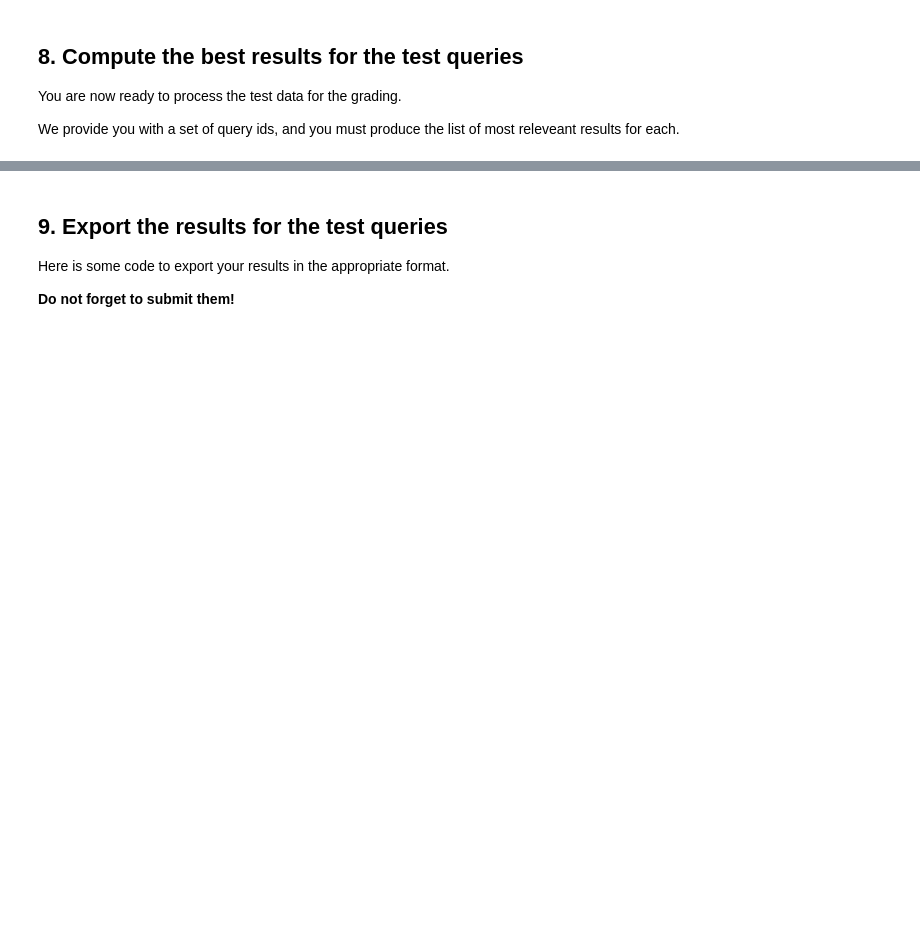
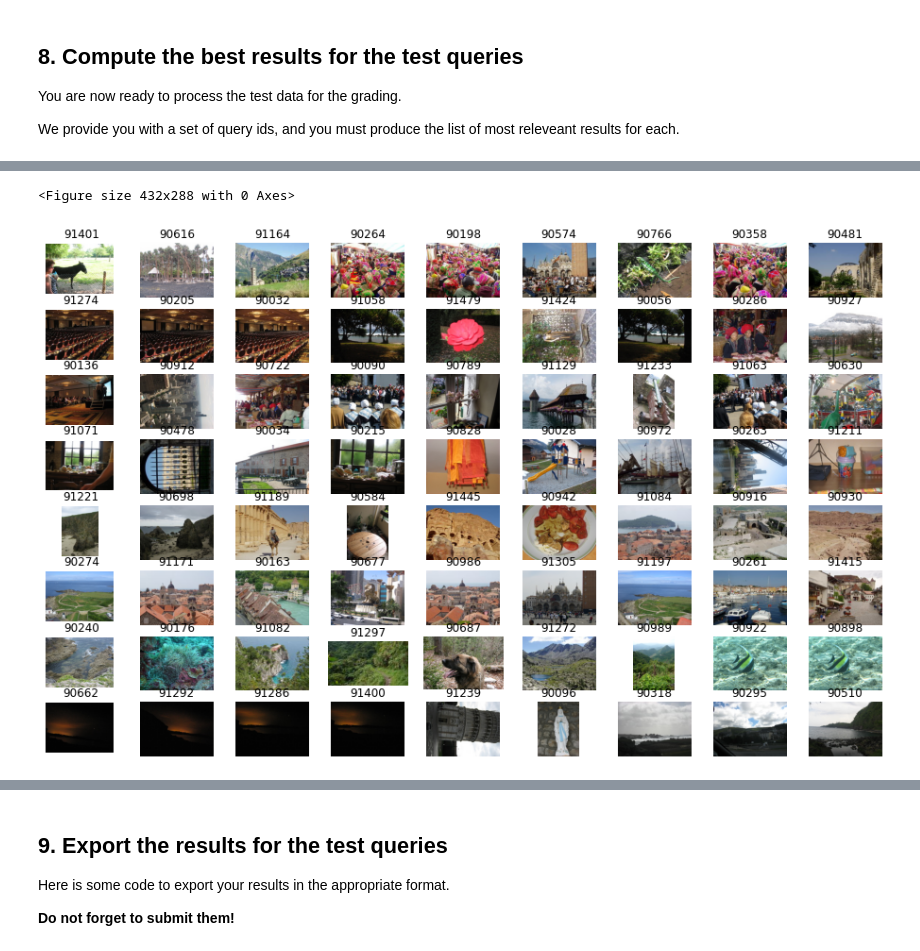
Before and after one commit to Whojo/Bag_of_Visual_Words_search_engine, a Jupyter notebook: practice_04-01_BoVW.ipynb, the cells around one changed output, grey strips where cells are left out. Saved outputs shown, nothing was run; the diff lists cells and outputs as text; code cells hidden in the pictures; blank space fills up the shorter version.

```diff
--- a/practice_04-01_BoVW.ipynb
+++ b/practice_04-01_BoVW.ipynb
@@ -667,3 +592,9 @@ test_queries[:10]
+# %%
+# TODO everything
+
+test_query_imnos = [imgid_to_index[query_id] for query_id in test_queries]
+test_query_vectors = global_image_descr[test_query_imnos]
+test_distances, test_results = search_engine.kneighbors(test_query_vectors, n_neighbors=9)
 # %% [markdown]
 <div style="overflow: auto; border-style: dotted; border-width: 1px; padding: 10px; margin: 10px 0px">
 <img alt="work" src='img/work.png' style='float: left; margin-right: 20px'>
@@ -675,3 +604,30 @@ test_queries[:10]
+# %%
+# TODO
+
+# reduce the margins
+plt.subplots_adjust(wspace = 0, hspace = 0,
+                    top = 0.99, bottom = 0.01, left = 0.01, right = 0.99)
+
+plt.figure(figsize=(16,10))
+no = 1  # index current of subfigure
+for qno in range(nrow):
+    plt.subplot(nrow, nres + 1, no); no += 1
+    # show query image with white outline
+    qimno = test_query_imnos[qno]
+    show_image(qimno, 'w')
+    plt.title(IMG_IDS[qimno])
+    for res_rank, qres in enumerate(test_results[qno, 1:nres+1]): # 1:nres+1 => skip query from results
+        plt.subplot(nrow, nres + 1, no); no += 1
+
+        im = imread(os.path.join(PATH_TO_RESOURCES, "thumbs", "%s.jpg" % IMG_IDS[qres]))
+        plt.imshow(im)
+        plt.axis('off')
+        plt.title(IMG_IDS[qres])
+
+plt.show();
+# %% [output]
+<Figure size 432x288 with 0 Axes>
+[figure, added]
 # %% [markdown]
 <div style="overflow: auto; border-style: dotted; border-width: 1px; padding: 10px; margin: 10px 0px">
 <img alt="warning" src='img/warning.png' style='float: left; margin-right: 20px'>
```
Also changed, not shown: parts of 31 cells of this notebook.
